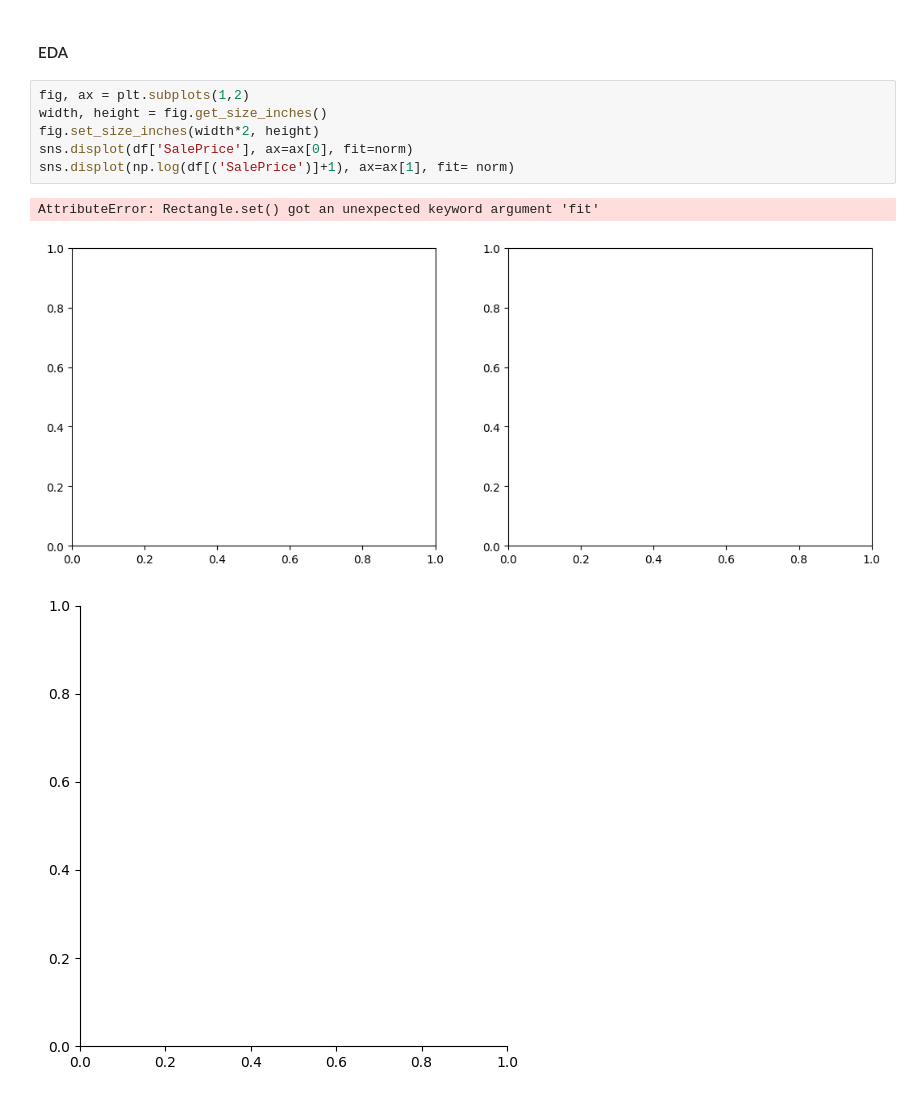
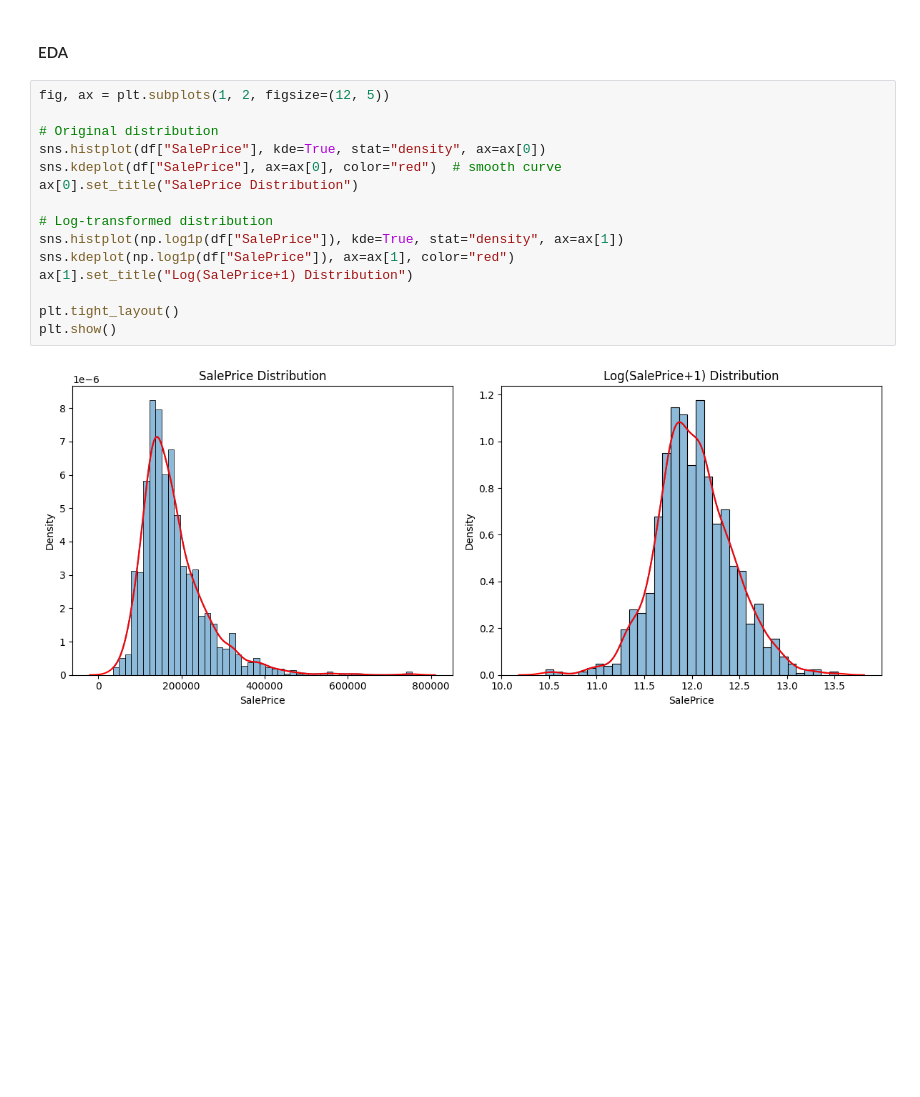
Before and after one commit to hantayc/advanced-regression-house-price, a Jupyter notebook: main.ipynb, the cells around one changed output. Drawn from its saved outputs; the diff is of its cells as text; blank space fills up the shorter version.

```diff
--- a/main.ipynb
+++ b/main.ipynb
@@ -84,12 +89,19 @@ for col in df.select_dtypes(include = "object").columns:
 # %% [markdown]
 #### EDA
 # %%
-fig, ax = plt.subplots(1,2)
-width, height = fig.get_size_inches()
-fig.set_size_inches(width*2, height)
-sns.displot(df['SalePrice'], ax=ax[0], fit=norm)
-sns.displot(np.log(df[('SalePrice')]+1), ax=ax[1], fit= norm)
+fig, ax = plt.subplots(1, 2, figsize=(12, 5))
+
+# Original distribution
+sns.histplot(df["SalePrice"], kde=True, stat="density", ax=ax[0])
+sns.kdeplot(df["SalePrice"], ax=ax[0], color="red")  # smooth curve
+ax[0].set_title("SalePrice Distribution")
+
+# Log-transformed distribution
+sns.histplot(np.log1p(df["SalePrice"]), kde=True, stat="density", ax=ax[1])
+sns.kdeplot(np.log1p(df["SalePrice"]), ax=ax[1], color="red")
+ax[1].set_title("Log(SalePrice+1) Distribution")
+
+plt.tight_layout()
+plt.show()
 # %% [output]
-AttributeError: Rectangle.set() got an unexpected keyword argument 'fit'
-[figure, old version]
+[figure, new version]
-[figure, removed]
```
Also changed, not shown: parts of 16 cells of this notebook.
